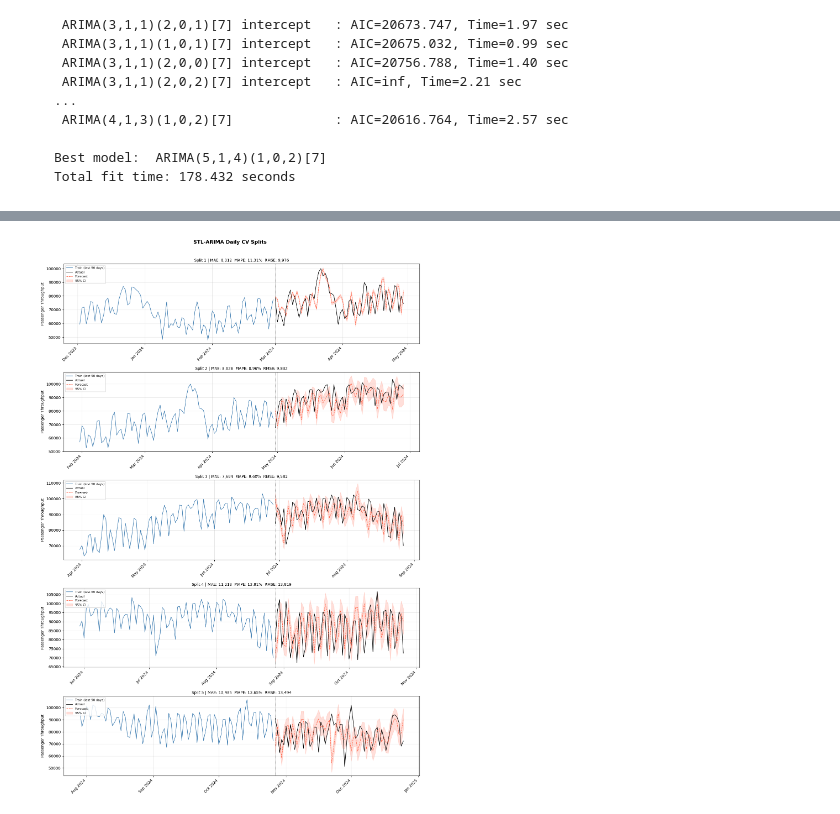
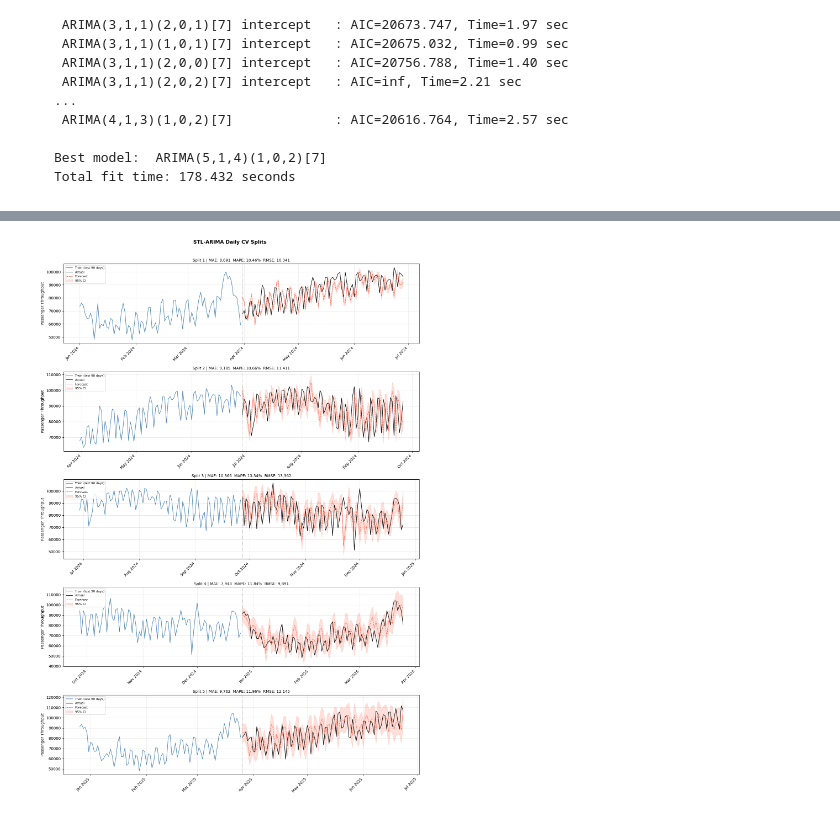
Before and after one commit to Erdos-Projects/spring-2026-busy-airports, a Jupyter notebook: busy_airports.ipynb, the cells around one changed output, grey strips where cells are left out. Saved outputs shown, nothing was run; the diff lists cells and outputs as text; code cells hidden in the pictures.

Commit message:
fixed data splits in busy airports notebook and cleaned up a bit

```diff
--- a/busy_airports.ipynb
+++ b/busy_airports.ipynb
@@ -70,7 +67,7 @@ Memory MB: 1658.81
 # %% [markdown]
 Before working further with this dataset, we remove the holdout data until the very end
 # %%
-tsa_data = tsa_data[tsa_data['datetime'] <= '2025-06-24']
+tsa_data = tsa_data[tsa_data['datetime'] <= '2025-06-30']
 # %% [markdown]
 # Exploratory Data Analysis
 # %% [markdown]
@@ -315,11 +312,12 @@ Clearly with the weekly data the baseline models do a much better job of matchin
 
 ## Data Splits
 # %%
-#creating splits
 from busy_airports.data_splits import make_rolling_splits, make_rolling_splits_weekly
 
-#Creating Daily Splits
-splits_d = make_rolling_splits(ord_daily_train, date_col='datetime', n_splits=5, step_days=60)
-#Creating Weekly Splits
-splits_w = make_rolling_splits_weekly(ord_daily_train, date_col='datetime', n_splits=5, step_weeks=13)
+# Creating Daily Splits
+print("\nDaily Splits:")
+splits_d = make_rolling_splits(ord_daily, date_col='datetime', n_splits=5, step_days=90)
+# Creating Weekly Splits
+print("\nWeekly Splits:")
+splits_w = make_rolling_splits_weekly(ord_weekly, date_col='datetime', n_splits=5, step_weeks=13)
 # %% [output]
@@ -474,65 +468,59 @@ axes = axes if hasattr(axes, '__len__') else [axes]  # handle single split edge
 for i, (train_idx, test_idx) in enumerate(splits_d):
     ax = axes[i]
 
-    if len(test_idx) == 0:
-        print(f"Split {i+1}: empty test set, skipping")
-        ax.set_visible(False)
-        continue
-
-    train = ord_daily_train.iloc[train_idx].copy()
-    test  = ord_daily_train.iloc[test_idx].copy()
+    train = ord_daily.iloc[train_idx]
+    test  = ord_daily.iloc[test_idx]
     n_forecast = len(test_idx)
 
     model = STLArima(season_length=365, arima_order=(p,d,q), seasonal_order=(P,D,Q,s))
     model.fit(train['total_passenger_throughput'])
     forecasts, lower_bound, upper_bound = model.forecast(n_forecast)
 
-    actuals = test['total_passenger_throughput'].values
+    actuals = test['total_passenger_throughput']
     metrics = evaluate_forecast(actuals, forecasts, model_name=f"Split {i+1}")
     metrics['split'] = i + 1
     results_stl_d.append(metrics)
 
     # --- Plotting ---
-    train_dates = train.index
-    test_dates  = test.index
+    train_dates = train.datetime
+    test_dates  = test.datetime
 
     # Plot last N days of training data for context
     context_window = min(90, len(train))
-    ax.plot(train_dates[-context_window:],
-            train['total_passenger_throughput'].values[-context_window:],
+    ax.plot(train_dates.iloc[-context_window:],
+            train['total_passenger_throughput'].iloc[-context_window:],
             color='steelblue', label='Train (last 90 days)', linewidth=1.2)
 
     # Actuals in test window
     ax.plot(test_dates, actuals,
             color='black', label='Actual', linewidth=1.2)
 
     # Forecast
     ax.plot(test_dates, forecasts,
             color='tomato', label='Forecast', linewidth=1.2, linestyle='--')
 
     # 95% Confidence interval
     ax.fill_between(test_dates, lower_bound, upper_bound,
                     color='tomato', alpha=0.2, label='95% CI')
 
     # Vertical line separating train/test
-    ax.axvline(x=test_dates[0], color='gray', linestyle=':', linewidth=1)
+    ax.axvline(x=test_dates.iloc[0], color='gray', linestyle=':', linewidth=1)
 
     ax.set_title(
         f"Split {i+1} | MAE: {metrics['mae']:,.0f}  "
         f"MAPE: {100*metrics['mape']:.2f}%  "
         f"RMSE: {metrics['rmse']:,.0f}",
         fontsize=10
     )
     ax.xaxis.set_major_formatter(mdates.DateFormatter('%b %Y'))
     ax.xaxis.set_major_locator(mdates.MonthLocator())
     plt.setp(ax.xaxis.get_majorticklabels(), rotation=45, ha='right')
     ax.legend(loc='upper left', fontsize=8)
     ax.set_ylabel('Passenger Throughput')
     ax.grid(True, alpha=0.3)
 
 plt.suptitle('STL-ARIMA Daily CV Splits', fontsize=13, fontweight='bold', y=1.01)
 plt.tight_layout()
-#plt.savefig('stl_arima_cv_splits.png', dpi=150, bbox_inches='tight')
 plt.show()
 # %% [output]
-[figure, old version]
+[figure, new version]
```
Also changed, not shown: parts of 14 cells of this notebook.
